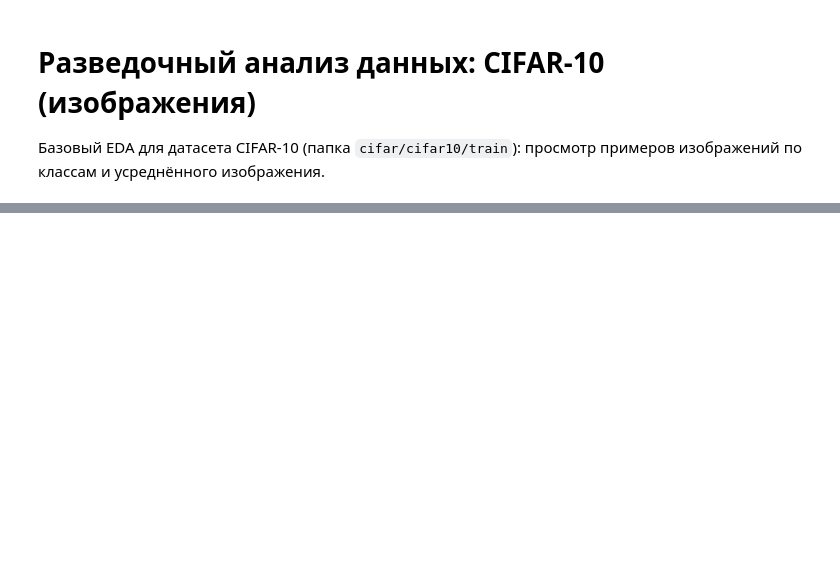
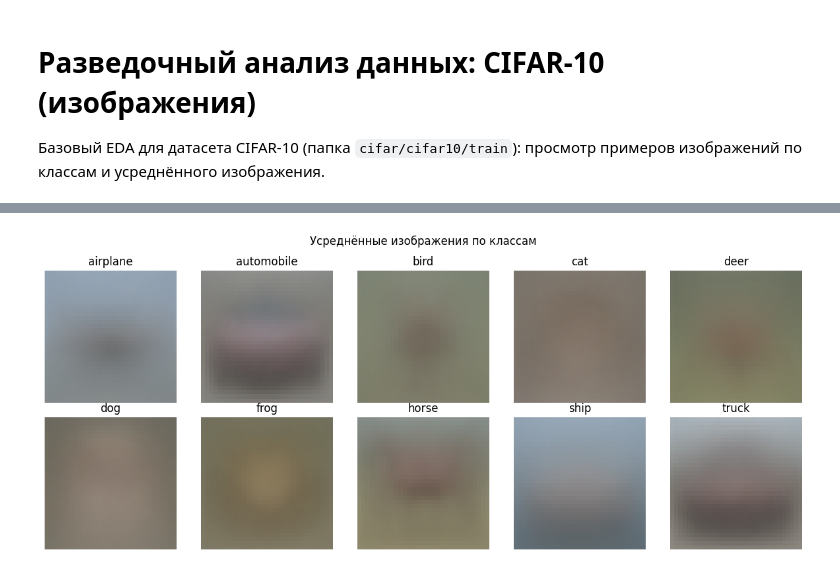
Before and after one commit to Tetif/diploma, a Jupyter notebook: notebooks/eda_cifar10.ipynb, the cells around one changed output, grey strips where cells are left out. Cells and saved outputs as stored; diff of their text form; code cells hidden in the pictures; blank space fills up the shorter version.

```diff
--- a/notebooks/eda_cifar10.ipynb
+++ b/notebooks/eda_cifar10.ipynb
@@ -65,0 +67,21 @@ if len(train_images) > 0:
+# %%
+# --------------------------------------------------------------------------------
+# 2. Усреднённые изображения для каждого класса (главное улучшение)
+# --------------------------------------------------------------------------------
+mean_per_class = []
+for digit in range(10):
+    class_imgs = train_images[train_labels == digit]
+    mean_img = class_imgs.mean(axis=0).astype(np.uint8) if len(class_imgs) > 0 else np.zeros_like(train_images[0])
+    mean_per_class.append(mean_img)
+
+fig, axes = plt.subplots(2, 5, figsize=(12, 5))
+axes = axes.flatten()
+for i, ax in enumerate(axes):
+    ax.imshow(mean_per_class[i])
+    ax.set_title(class_names[i])
+    ax.axis("off")
+plt.suptitle("Усреднённые изображения по классам")
+plt.tight_layout()
+plt.show()
+# %% [output]
+[figure, added]
```
Also changed, not shown: parts of 7 cells of this notebook, 1 other file.
